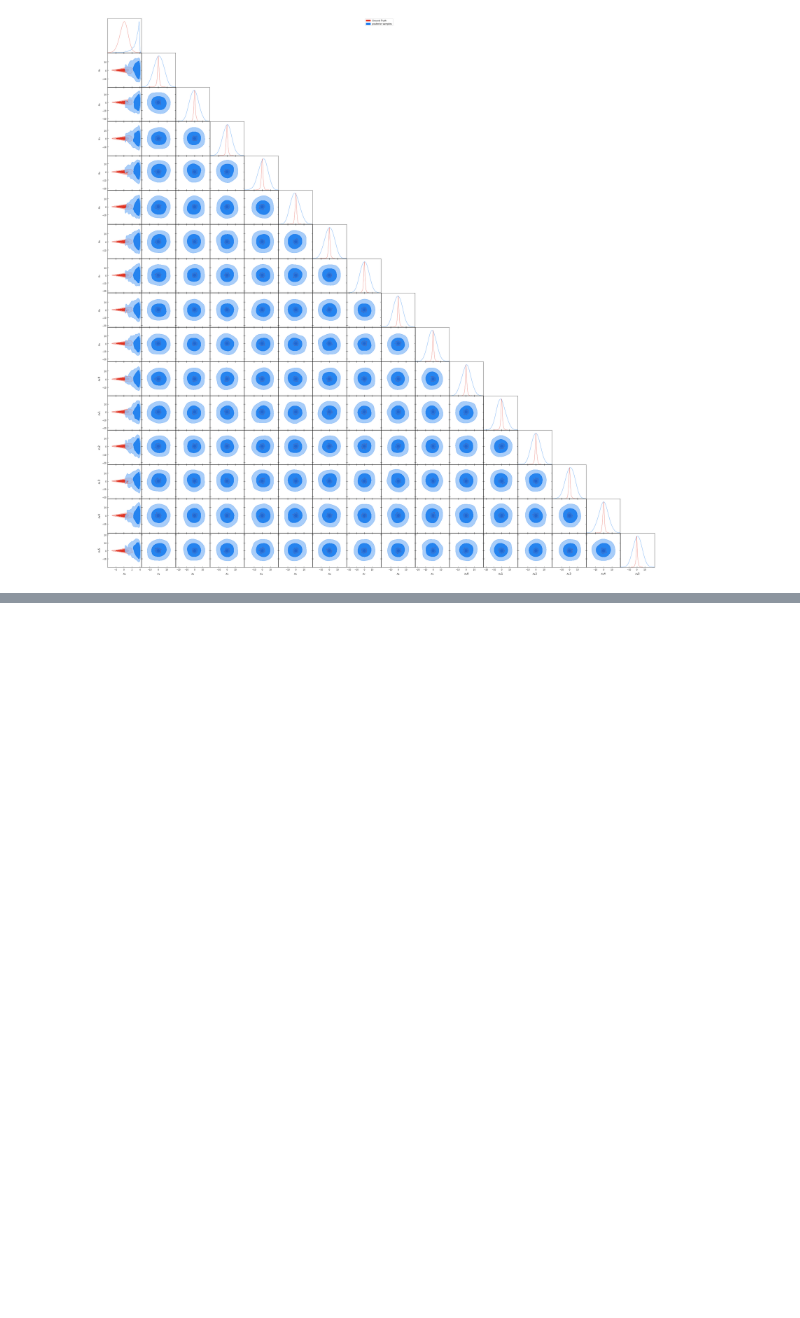
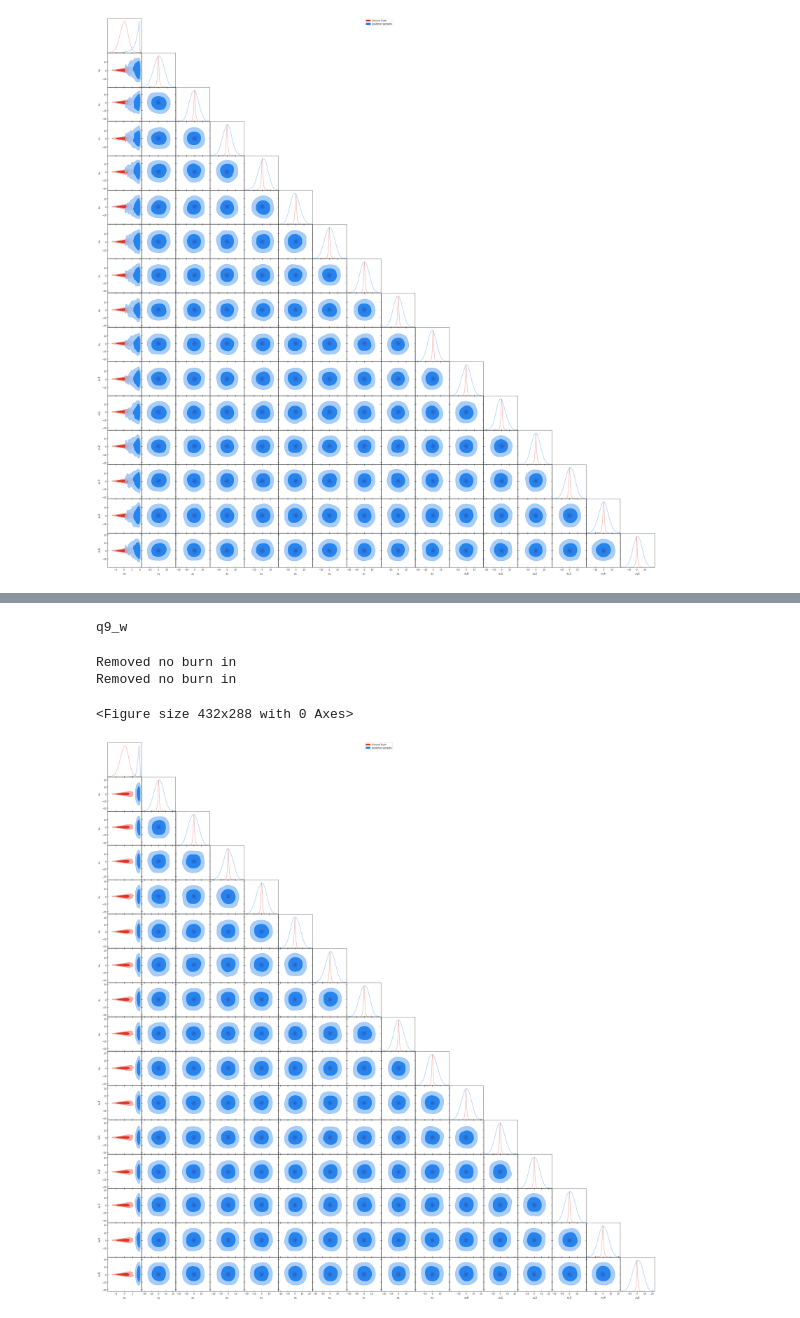
Before and after one commit to RichardGrumitt/nfmc_jax_tests, a Jupyter notebook: funnel_test.ipynb, the cells around one changed output, grey strips where cells are left out. Saved outputs shown, nothing was run; the diff lists cells and outputs as text; code cells hidden in the pictures; blank space fills up the shorter version.

```diff
--- a/funnel_test.ipynb
+++ b/funnel_test.ipynb
@@ -339,0 +448,22 @@ Removed no burn in
+# %%
+q_models = trace['q_models'][0]
+print(list(q_models.keys())[-1])
+
+qi = q_models[list(q_models.keys())[-1]]
+q_samples, logq = qi.sample(2000, device='cpu')
+q_samples, logq = q_samples.numpy(), logq.numpy()
+iw = jax.vmap(lambda x: log_like(x))(q_samples)
+logp = jax.vmap(lambda x: log_like(x))(q_samples)
+logw = logp - logq
+logw -= logsumexp(logw)
+iw = np.exp(logw)
+iw /= np.sum(iw)
+# %% [output]
+q9_w
+# %%
+plot_triangles(q_samples, np.ones(len(q_samples)), truth_samples=x_prime)
+# %% [output]
+Removed no burn in
+Removed no burn in
+<Figure size 432x288 with 0 Axes>
+[figure, added]
```
Also changed, not shown: parts of 16 cells of this notebook.
